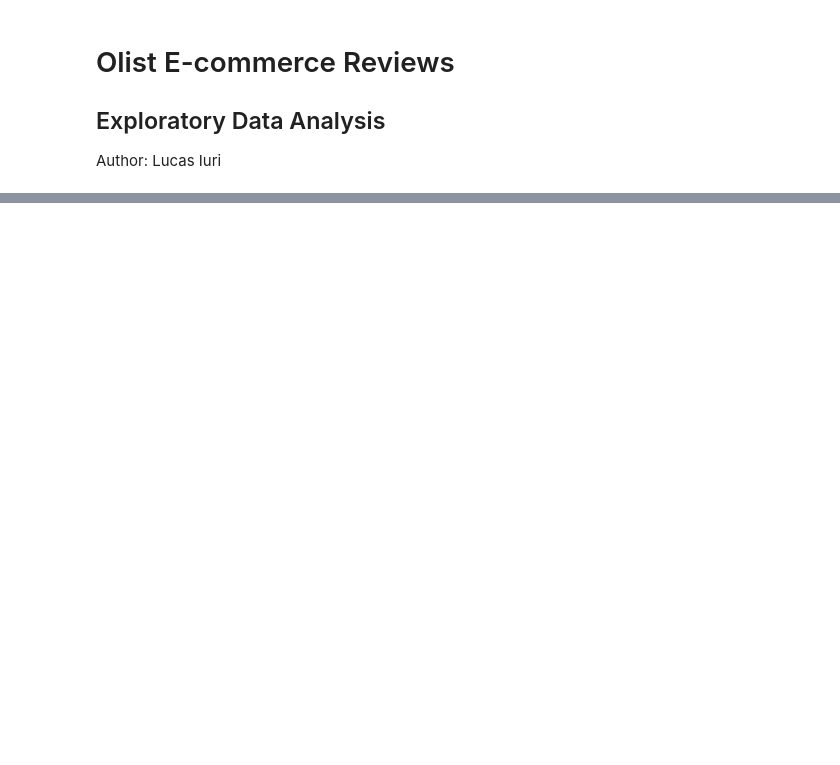
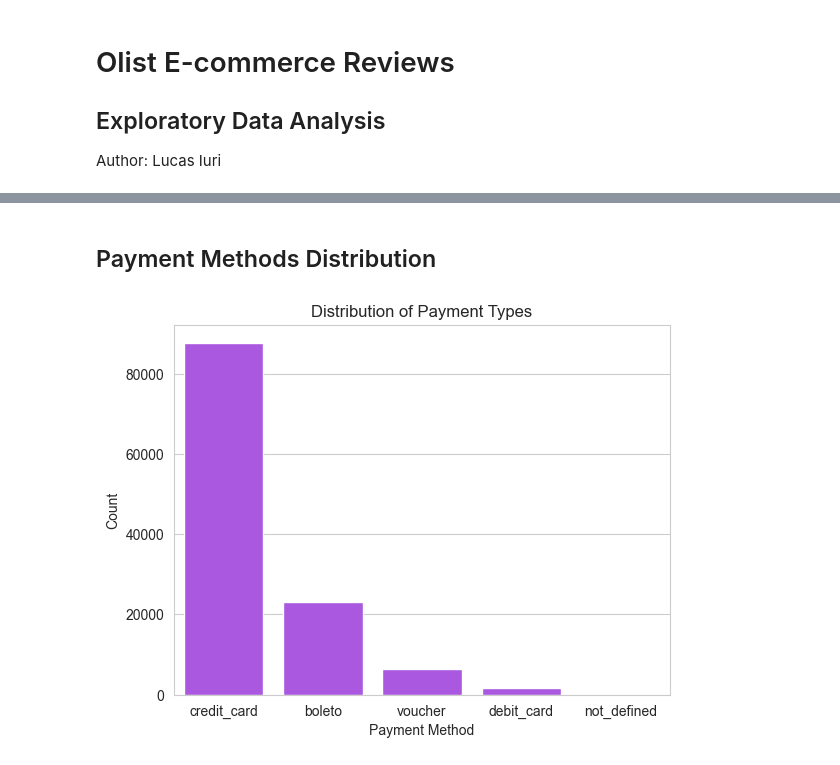
Before and after one commit to lucasiuri/OList_Reviews_Classifier, a Jupyter notebook: eda.ipynb, the cells around one changed output, grey strips where cells are left out. Saved outputs shown, nothing was run; the diff lists cells and outputs as text; code cells hidden in the pictures; blank space fills up the shorter version.

```diff
--- a/eda.ipynb
+++ b/eda.ipynb
@@ -83,0 +92,9 @@ Name: review_score, dtype: float64
+# %% [markdown]
+## Payment Methods Distribution
+# %%
+ax = sns.countplot(data = olist, x = 'payment_type', order=olist['payment_type'].value_counts().index, color='#ad42f5')
+ax.set_title('Distribution of Payment Types')
+ax.set_xlabel('Payment Method')
+ax.set_ylabel('Count');
+# %% [output]
+[figure, added]
```
Also changed, not shown: parts of 13 cells of this notebook, 3 other files.
